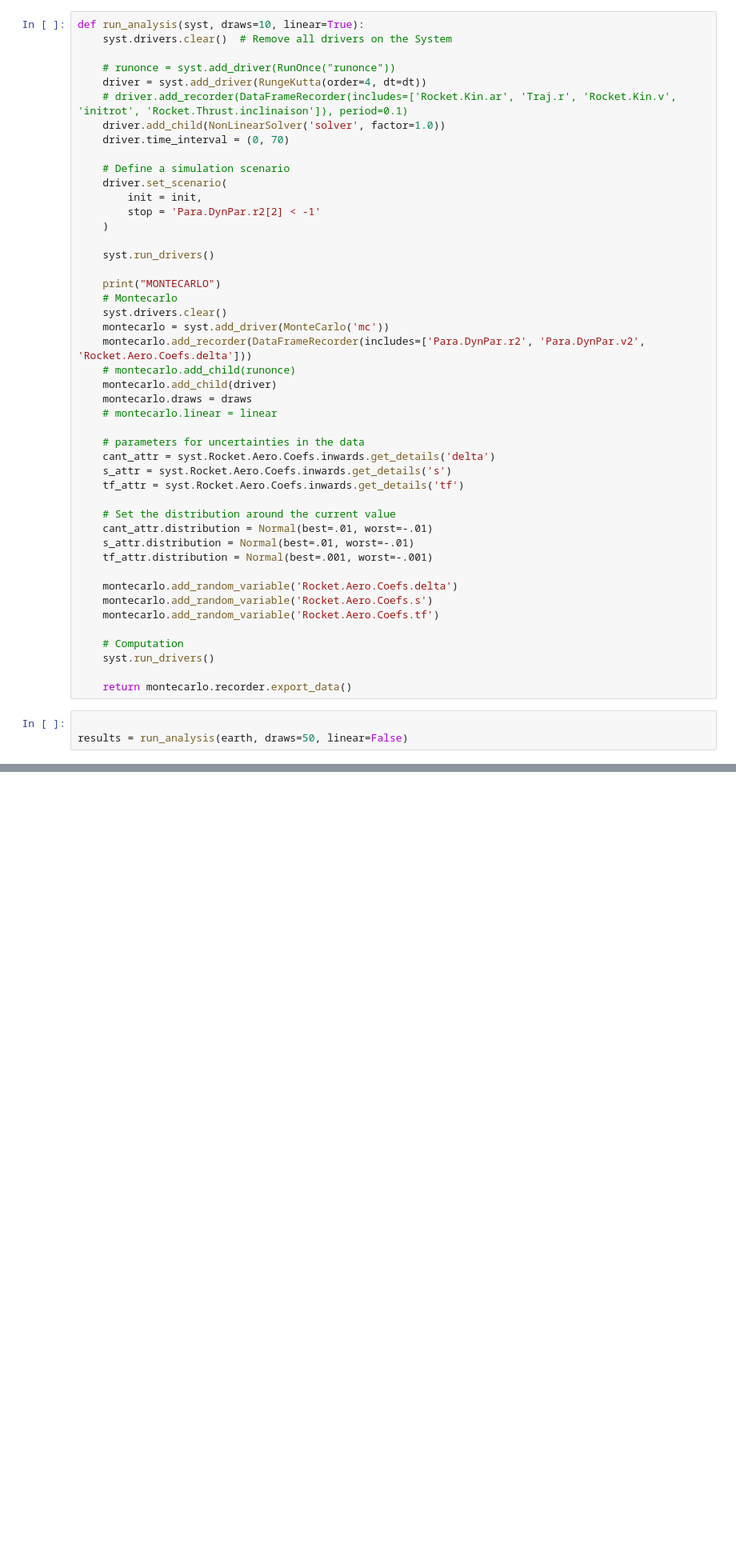
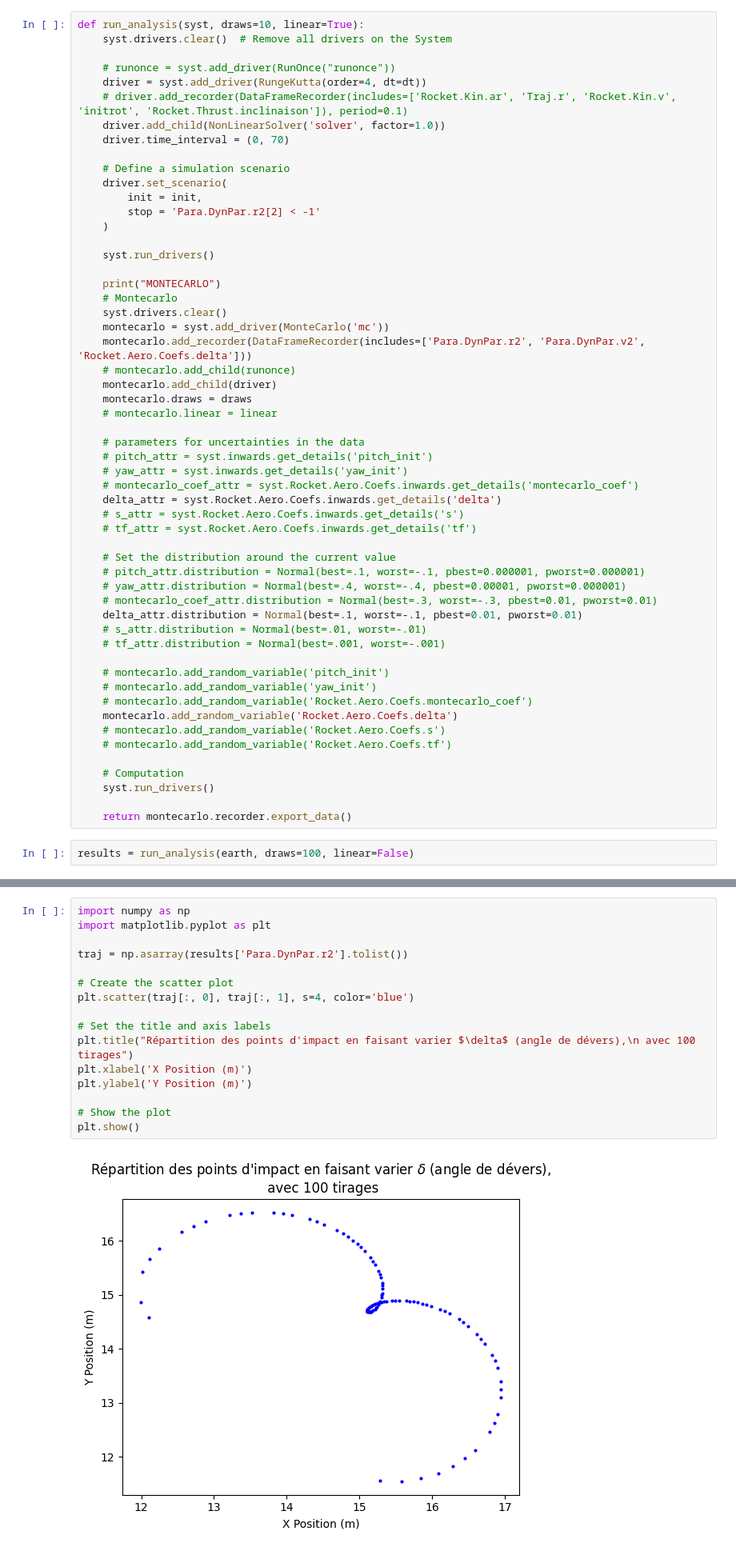
Before and after one commit to twiinIT/rocket-twin, a Jupyter notebook: UI/montecarlo.ipynb, the cells around one changed output, grey strips where cells are left out. Shown: that part at 80% size. Drawn from its saved outputs; the diff is of its cells as text; blank space fills up the shorter version.

```diff
--- a/UI/montecarlo.ipynb
+++ b/UI/montecarlo.ipynb
@@ -96,26 +109,34 @@ def run_analysis(syst, draws=10, linear=True):
     # montecarlo.linear = linear
 
     # parameters for uncertainties in the data
-    cant_attr = syst.Rocket.Aero.Coefs.inwards.get_details('delta')
-    s_attr = syst.Rocket.Aero.Coefs.inwards.get_details('s')
-    tf_attr = syst.Rocket.Aero.Coefs.inwards.get_details('tf')
+    # pitch_attr = syst.inwards.get_details('pitch_init')
+    # yaw_attr = syst.inwards.get_details('yaw_init')
+    # montecarlo_coef_attr = syst.Rocket.Aero.Coefs.inwards.get_details('montecarlo_coef')
+    delta_attr = syst.Rocket.Aero.Coefs.inwards.get_details('delta')
+    # s_attr = syst.Rocket.Aero.Coefs.inwards.get_details('s')
+    # tf_attr = syst.Rocket.Aero.Coefs.inwards.get_details('tf')
 
     # Set the distribution around the current value
-    cant_attr.distribution = Normal(best=.01, worst=-.01)
-    s_attr.distribution = Normal(best=.01, worst=-.01)
-    tf_attr.distribution = Normal(best=.001, worst=-.001)
+    # pitch_attr.distribution = Normal(best=.1, worst=-.1, pbest=0.000001, pworst=0.000001)
+    # yaw_attr.distribution = Normal(best=.4, worst=-.4, pbest=0.00001, pworst=0.000001)
+    # montecarlo_coef_attr.distribution = Normal(best=.3, worst=-.3, pbest=0.01, pworst=0.01)
+    delta_attr.distribution = Normal(best=.1, worst=-.1, pbest=0.01, pworst=0.01)
+    # s_attr.distribution = Normal(best=.01, worst=-.01)
+    # tf_attr.distribution = Normal(best=.001, worst=-.001)
 
+    # montecarlo.add_random_variable('pitch_init')
+    # montecarlo.add_random_variable('yaw_init')
+    # montecarlo.add_random_variable('Rocket.Aero.Coefs.montecarlo_coef')
     montecarlo.add_random_variable('Rocket.Aero.Coefs.delta')
-    montecarlo.add_random_variable('Rocket.Aero.Coefs.s')
-    montecarlo.add_random_variable('Rocket.Aero.Coefs.tf')
+    # montecarlo.add_random_variable('Rocket.Aero.Coefs.s')
+    # montecarlo.add_random_variable('Rocket.Aero.Coefs.tf')
 
     # Computation
     syst.run_drivers()
 
     return montecarlo.recorder.export_data()
 # %%
-
-results = run_analysis(earth, draws=50, linear=False)
+results = run_analysis(earth, draws=100, linear=False)
 # %% [output]
 ___PARACHUTE DEPLOYMENT___
 
@@ -185,0 +192,18 @@ fig.show()
+# %%
+import numpy as np
+import matplotlib.pyplot as plt
+
+traj = np.asarray(results['Para.DynPar.r2'].tolist())
+
+# Create the scatter plot
+plt.scatter(traj[:, 0], traj[:, 1], s=4, color='blue')
+
+# Set the title and axis labels
+plt.title("Répartition des points d'impact en faisant varier $\delta$ (angle de dévers),\n avec 100 tirages")
+plt.xlabel('X Position (m)')
+plt.ylabel('Y Position (m)')
+
+# Show the plot
+plt.show()
+# %% [output]
+[figure, added]
```
Also changed, not shown: parts of 8 cells of this notebook, 4 other files.
